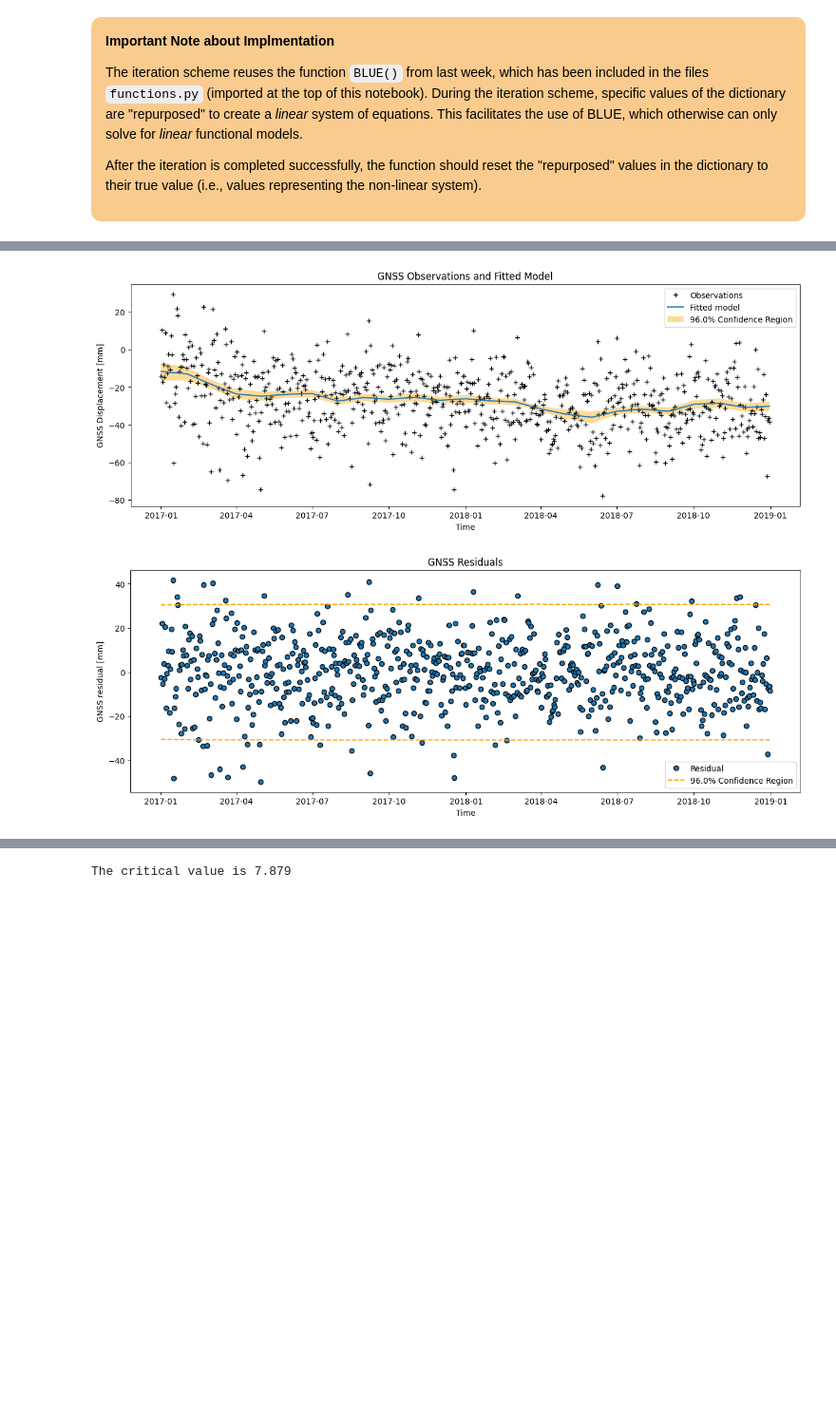
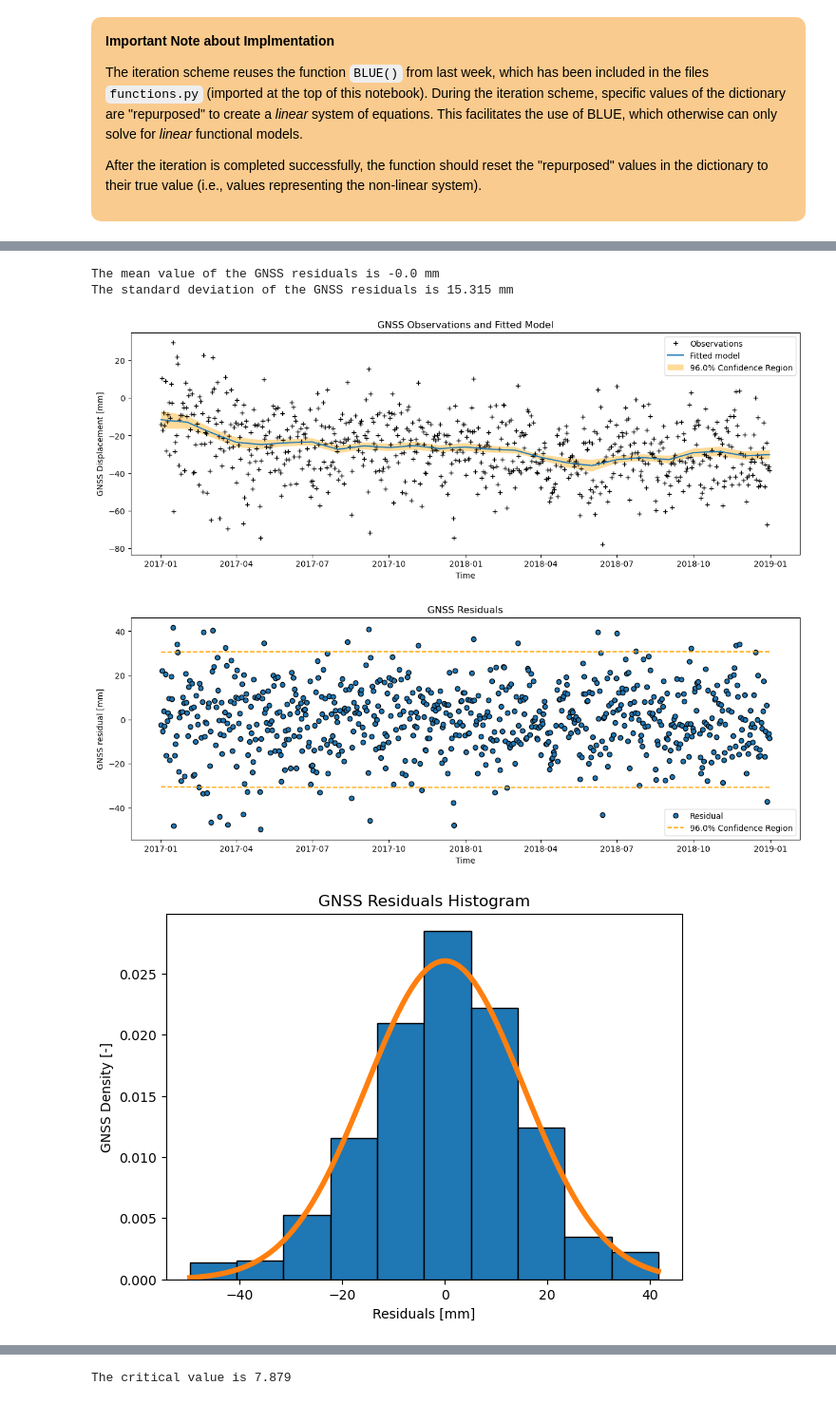
Before and after one commit to TUDelft-MUDE/2024-files, a Jupyter notebook: content/GA_1_4/Analysis_solution.ipynb, the cells around one changed output, grey strips where cells are left out. Shown at 95% size. Saved outputs shown, nothing was run; the diff lists cells and outputs as text; code cells hidden in the pictures; blank space fills up the shorter version.

```diff
--- a/content/GA_1_4/Analysis_solution.ipynb
+++ b/content/GA_1_4/Analysis_solution.ipynb
@@ -350,8 +337,9 @@ def jacobian(X, d):
          (d, R, a, k)
       d: dictionary of model parameters
 
-    Outputs: The Jacobian
-             (partial derivatives w.r.t. parameters)
+    Outputs: The Jacobian matrix, J
+             - partial derivatives w.r.t. parameters)
+             - J1 through J4: derivative w.r.t. d, R, a, k
 
     Note: "times" is not included as an argument because
     the model is only configured to compute the functional
@@ -361,23 +349,21 @@ def jacobian(X, d):
     interpolation function must be incorporated in the
     dictionary and/or the function.
     """
-
     # Hint: use d['days'] and d['groundwater'] for
     #       the deterministic parameters
-
 
     # J1 =
     # J2 =
     # J3 =
     # J4 =
-    # j = YOUR_CODE_HERE
+    # J = YOUR_CODE_HERE
 
     # SOLUTION
-    J1 = np.ones(len(d['days']))                              # derivative w.r.t. d
-    J2 = 1 - np.exp(-d['days']/X[2])                          # derivative w.r.t. R
-    J3 = -X[1] * d['days']/X[2]**2 * np.exp(-d['days']/X[2])  # derivative w.r.t. a
-    J4 = np.ones(len(d['days']))*d['groundwater']             # derivative w.r.t. k
-    J = np.column_stack((J1, J2, J3, J4))                     # full Jacobian
+    J1 = np.ones(len(d['days']))
+    J2 = 1 - np.exp(-d['days']/X[2])
+    J3 = -X[1] * d['days']/X[2]**2 * np.exp(-d['days']/X[2])
+    J4 = np.ones(len(d['days']))*d['groundwater']
+    J = np.column_stack((J1, J2, J3, J4))
 
     return J
 # %% [markdown]
@@ -748,8 +802,19 @@ plot_residual(m1);
 # %%
+# m1['Y_hat'] = YOUR_CODE_HERE
+# m1 = get_CI(YOUR_CODE_HERE)
+# plot_model(YOUR_CODE_HERE)
+# plot_residual(YOUR_CODE_HERE)
+# plot_residual_histogram(YOUR_CODE_HERE);
+
+# SOLUTION:
 m2['Y_hat'] = functional_model(m2['X_hat'], m2)
 m2 = get_CI(m2, 0.04)
 plot_model(m2)
-plot_residual(m2);
+plot_residual(m2)
+plot_residual_histogram(m2);
 # %% [output]
+The mean value of the GNSS residuals is -0.0 mm
+The standard deviation of the GNSS residuals is 15.315 mm
 [figure]
-[figure, old version]
+[figure, new version]
+[figure, added]
```
Also changed, not shown: parts of 70 cells of this notebook, 11 other files.
